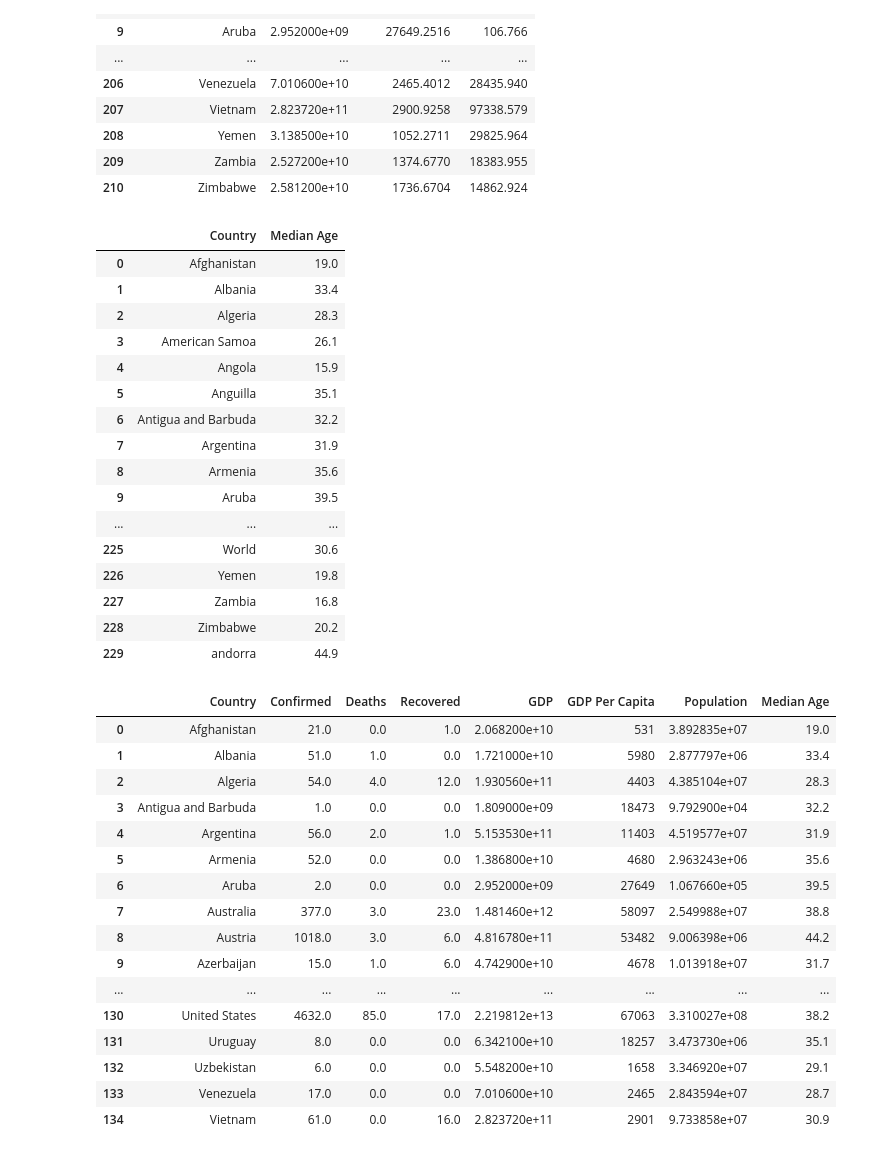
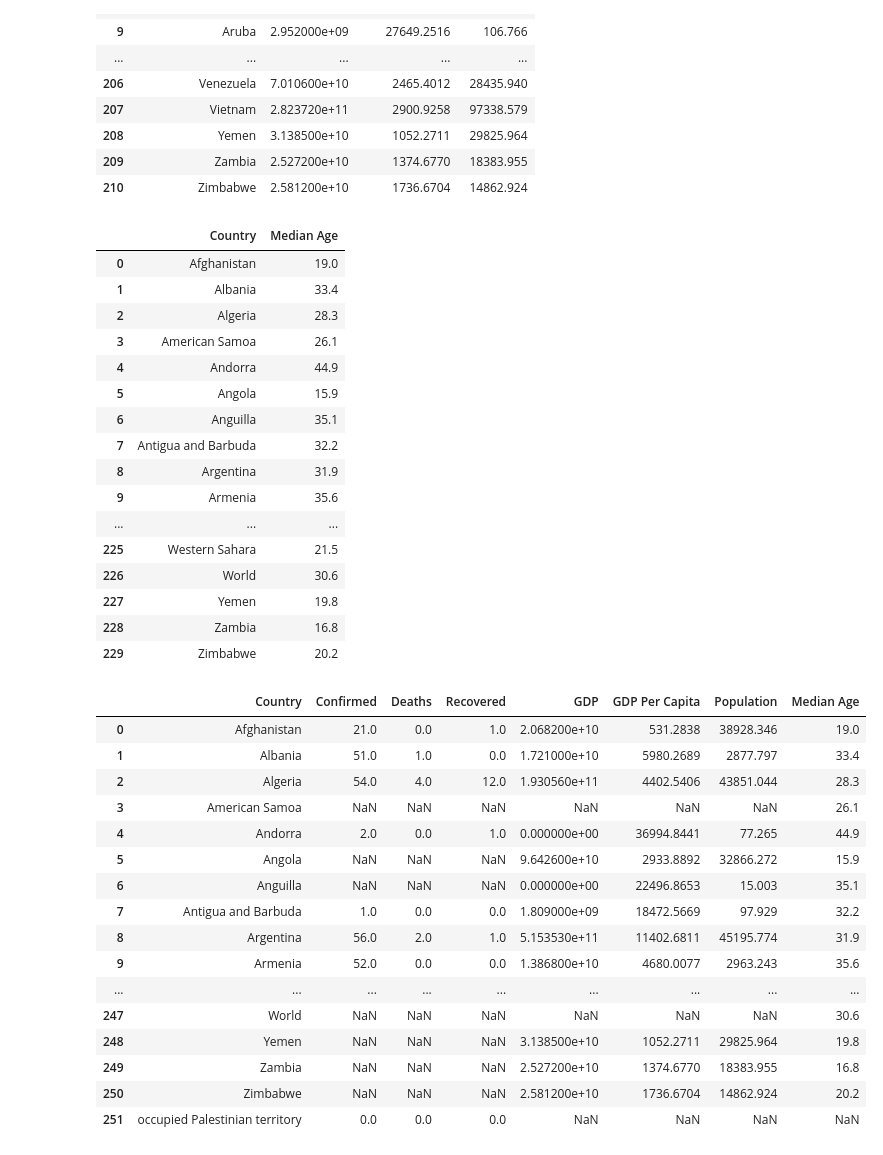
Before and after one commit to shozi91/PredictingCOVID, a Jupyter notebook: merged_data.ipynb, the cells around one changed output. Saved outputs shown, nothing was run; the diff lists cells and outputs as text; code cells hidden in the pictures.

Commit message:
removed dropna and cleaned

```diff
--- a/merged_data.ipynb
+++ b/merged_data.ipynb
@@ -56,8 +56,9 @@ grouped_covid_df
 #clean data
 grouped_world_pop_df = world_pop_df.groupby('country').sum()
 grouped_world_pop_df.drop(['rank','unGDP'],1,inplace=True)
-grouped_world_pop_df.rename(columns = {"imfGDP": "GDP","gdpPerCapita": "GDP Per Capita","pop":"Population"},inplace=True)
-grouped_covid_df.rename(index = {"South Korea":"Korea, South"}, inplace=True)
+grouped_world_pop_df.rename(index = {"South Korea":"Korea, South","Bahamas":"The Bahamas"},
+                            columns = {"imfGDP": "GDP","gdpPerCapita": "GDP Per Capita","pop":"Population"},
+                            inplace=True)
 grouped_world_pop_df.index.name = 'Country'
 grouped_world_pop_df.reset_index(inplace=True)
 grouped_world_pop_df
@@ -85,6 +86,8 @@ clean_median_age_df = median_age_df.copy()
 clean_median_age_df['Country'] = clean_median_age_df['Country'].str.replace(pat='And',repl='and',case=False)
 clean_median_age_df['Country'] = clean_median_age_df['Country'].str.replace(pat='The',repl='the',case=False)
 clean_median_age_df['Country'] = clean_median_age_df['Country'].str.replace(pat='Congo, Democratic Republic Of the',repl='Republic of the Congo',case=False)
+clean_median_age_df['Country'] = clean_median_age_df['Country'].str.replace(pat='andorra',repl='Andorra',case=False)
+clean_median_age_df['Country'] = clean_median_age_df['Country'].str.replace(pat='Bahamas, the',repl='The Bahamas',case=False)
 clean_median_age_df.sort_values(by='Country',ascending=True,inplace=True)
 clean_median_age_df.reset_index(drop=True,inplace=True)
 clean_median_age_df
@@ -94,48 +97,51 @@ clean_median_age_df
 | 1 | Albania | 33.4 |
 | 2 | Algeria | 28.3 |
 | 3 | American Samoa | 26.1 |
-| 4 | Angola | 15.9 |
-| 5 | Anguilla | 35.1 |
-| 6 | Antigua and Barbuda | 32.2 |
-| 7 | Argentina | 31.9 |
-| 8 | Armenia | 35.6 |
-| 9 | Aruba | 39.5 |
+| 4 | Andorra | 44.9 |
+| 5 | Angola | 15.9 |
+| 6 | Anguilla | 35.1 |
+| 7 | Antigua and Barbuda | 32.2 |
+| 8 | Argentina | 31.9 |
+| 9 | Armenia | 35.6 |
 | ... | ... | ... |
-| 225 | World | 30.6 |
-| 226 | Yemen | 19.8 |
-| 227 | Zambia | 16.8 |
-| 228 | Zimbabwe | 20.2 |
-| 229 | andorra | 44.9 |
+| 225 | Western Sahara | 21.5 |
+| 226 | World | 30.6 |
+| 227 | Yemen | 19.8 |
+| 228 | Zambia | 16.8 |
+| 229 | Zimbabwe | 20.2 |
 # %%
 merged_df = grouped_covid_df.merge(grouped_world_pop_df,how='outer',on='Country')
-merged_df.dropna(inplace=True)
+#merged_df.dropna(inplace=True)
 merged_df.reset_index(drop=True,inplace=True)
-merged_df['GDP Per Capita'] = merged_df['GDP Per Capita'].map('{:.0f}'.format)
-merged_df['Population'] = (merged_df['Population'] * 1000).astype('int64')
+#merged_df['GDP Per Capita'] = merged_df['GDP Per Capita'].map('{:.0f}'.format)
+#merged_df['Population'] = (merged_df['Population'] * 1000).astype('int64')
 # %%
 complete_df = merged_df.merge(clean_median_age_df,how='outer',on='Country')
 complete_df.sort_values(by='Country',ascending=True,inplace=True)
 complete_df.reset_index(drop=True,inplace=True)
-complete_df.dropna(inplace=True)
-complete_df.reset_index(drop=True,inplace=True)
+#complete_df.dropna(inplace=True)
+#complete_df.reset_index(drop=True,inplace=True)
+
+df1 = complete_df[complete_df.isna().any(axis=1)]
+df1
 complete_df
 # %% [output]
 |  | Country | Confirmed | Deaths | Recovered | GDP | GDP Per Capita | Population | Median Age |
-| 0 | Afghanistan | 21.0 | 0.0 | 1.0 | 2.068200e+10 | 531 | 3.892835e+07 | 19.0 |
-| 1 | Albania | 51.0 | 1.0 | 0.0 | 1.721000e+10 | 5980 | 2.877797e+06 | 33.4 |
-| 2 | Algeria | 54.0 | 4.0 | 12.0 | 1.930560e+11 | 4403 | 4.385104e+07 | 28.3 |
-| 3 | Antigua and Barbuda | 1.0 | 0.0 | 0.0 | 1.809000e+09 | 18473 | 9.792900e+04 | 32.2 |
-| 4 | Argentina | 56.0 | 2.0 | 1.0 | 5.153530e+11 | 11403 | 4.519577e+07 | 31.9 |
-| 5 | Armenia | 52.0 | 0.0 | 0.0 | 1.386800e+10 | 4680 | 2.963243e+06 | 35.6 |
-| 6 | Aruba | 2.0 | 0.0 | 0.0 | 2.952000e+09 | 27649 | 1.067660e+05 | 39.5 |
-| 7 | Australia | 377.0 | 3.0 | 23.0 | 1.481460e+12 | 58097 | 2.549988e+07 | 38.8 |
-| 8 | Austria | 1018.0 | 3.0 | 6.0 | 4.816780e+11 | 53482 | 9.006398e+06 | 44.2 |
-| 9 | Azerbaijan | 15.0 | 1.0 | 6.0 | 4.742900e+10 | 4678 | 1.013918e+07 | 31.7 |
+| 0 | Afghanistan | 21.0 | 0.0 | 1.0 | 2.068200e+10 | 531.2838 | 38928.346 | 19.0 |
+| 1 | Albania | 51.0 | 1.0 | 0.0 | 1.721000e+10 | 5980.2689 | 2877.797 | 33.4 |
+| 2 | Algeria | 54.0 | 4.0 | 12.0 | 1.930560e+11 | 4402.5406 | 43851.044 | 28.3 |
+| 3 | American Samoa | NaN | NaN | NaN | NaN | NaN | NaN | 26.1 |
+| 4 | Andorra | 2.0 | 0.0 | 1.0 | 0.000000e+00 | 36994.8441 | 77.265 | 44.9 |
+| 5 | Angola | NaN | NaN | NaN | 9.642600e+10 | 2933.8892 | 32866.272 | 15.9 |
+| 6 | Anguilla | NaN | NaN | NaN | 0.000000e+00 | 22496.8653 | 15.003 | 35.1 |
+| 7 | Antigua and Barbuda | 1.0 | 0.0 | 0.0 | 1.809000e+09 | 18472.5669 | 97.929 | 32.2 |
+| 8 | Argentina | 56.0 | 2.0 | 1.0 | 5.153530e+11 | 11402.6811 | 45195.774 | 31.9 |
+| 9 | Armenia | 52.0 | 0.0 | 0.0 | 1.386800e+10 | 4680.0077 | 2963.243 | 35.6 |
 | ... | ... | ... | ... | ... | ... | ... | ... | ... |
-| 130 | United States | 4632.0 | 85.0 | 17.0 | 2.219812e+13 | 67063 | 3.310027e+08 | 38.2 |
-| 131 | Uruguay | 8.0 | 0.0 | 0.0 | 6.342100e+10 | 18257 | 3.473730e+06 | 35.1 |
-| 132 | Uzbekistan | 6.0 | 0.0 | 0.0 | 5.548200e+10 | 1658 | 3.346920e+07 | 29.1 |
-| 133 | Venezuela | 17.0 | 0.0 | 0.0 | 7.010600e+10 | 2465 | 2.843594e+07 | 28.7 |
-| 134 | Vietnam | 61.0 | 0.0 | 16.0 | 2.823720e+11 | 2901 | 9.733858e+07 | 30.9 |
+| 247 | World | NaN | NaN | NaN | NaN | NaN | NaN | 30.6 |
+| 248 | Yemen | NaN | NaN | NaN | 3.138500e+10 | 1052.2711 | 29825.964 | 19.8 |
+| 249 | Zambia | NaN | NaN | NaN | 2.527200e+10 | 1374.6770 | 18383.955 | 16.8 |
+| 250 | Zimbabwe | NaN | NaN | NaN | 2.581200e+10 | 1736.6704 | 14862.924 | 20.2 |
+| 251 | occupied Palestinian territory | 0.0 | 0.0 | 0.0 | NaN | NaN | NaN | NaN |
 # %%
 complete_df.to_csv('output\complete_data.csv', index=False)
```
Also changed, not shown: 1 other file.
